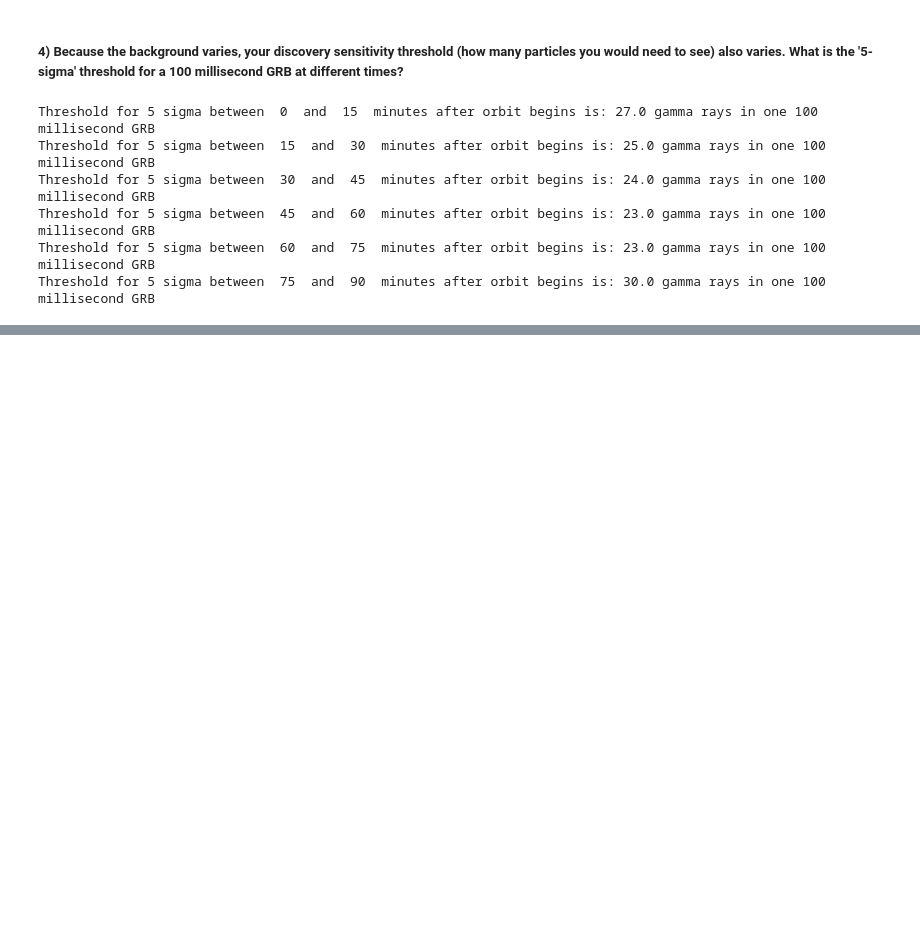
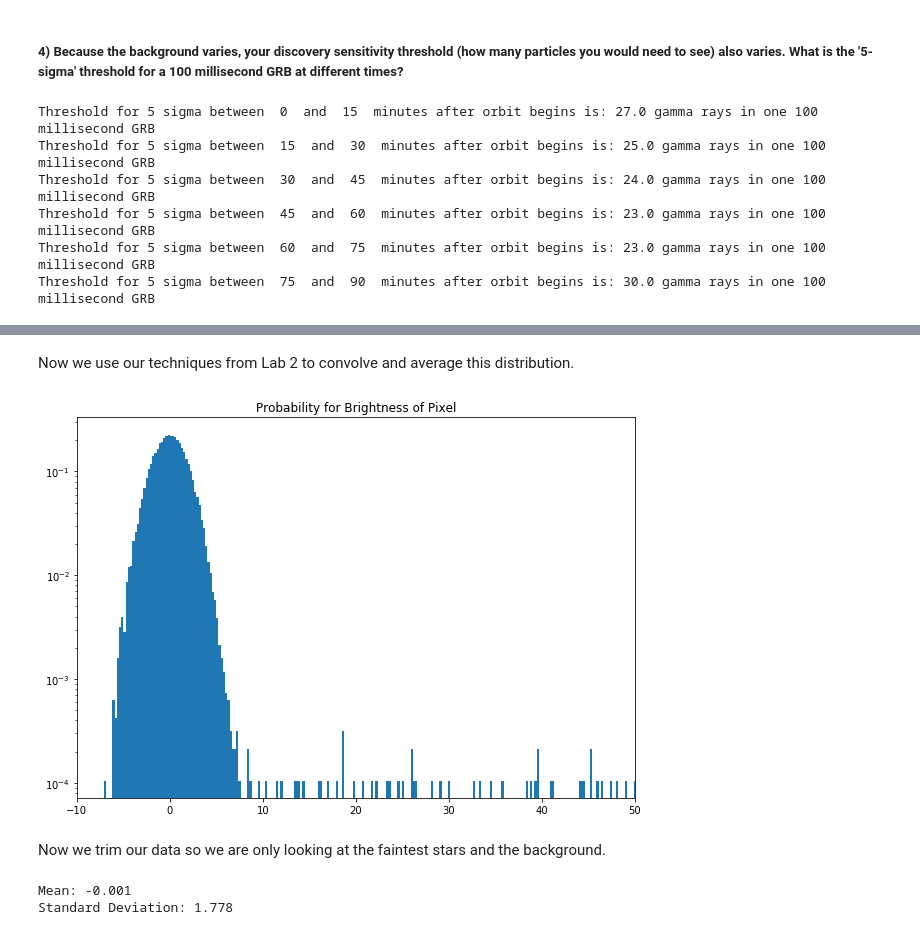
Before and after one commit to chkboris/Physics-434, a Jupyter notebook: Lab-4.ipynb, the cells around one changed output, grey strips where cells are left out. Cells and saved outputs as stored; diff of their text form; code cells hidden in the pictures; blank space fills up the shorter version.

```diff
--- a/Lab-4.ipynb
+++ b/Lab-4.ipynb
@@ -173,0 +205,22 @@ In reality, The signal contamination at 330 degrees longitude is due to the Sout
+# %% [markdown]
+Now we use our techniques from Lab 2 to convolve and average this distribution.
+# %%
+stacksum = sum(stack)
+stacksum.plot.hist(bins=2000, density=True, size=7)
+plt.title("Probability for Brightness of Pixel")
+plt.xlim([-10,50])
+plt.yscale('log')
+plt.show()
+# %% [output]
+[figure, added]
+# %% [markdown]
+Now we trim our data so we are only looking at the faintest stars and the background.
+# %%
+sstrim = stacksum.where(stacksum<10)
+mean = sstrim.mean().values
+std = sstrim.std().values
+print(f"Mean: {mean:.3f}")
+print(f"Standard Deviation: {std:.3f}")
+# %% [output]
+Mean: -0.001
+Standard Deviation: 1.778
```
Also changed, not shown: parts of 12 cells of this notebook.
